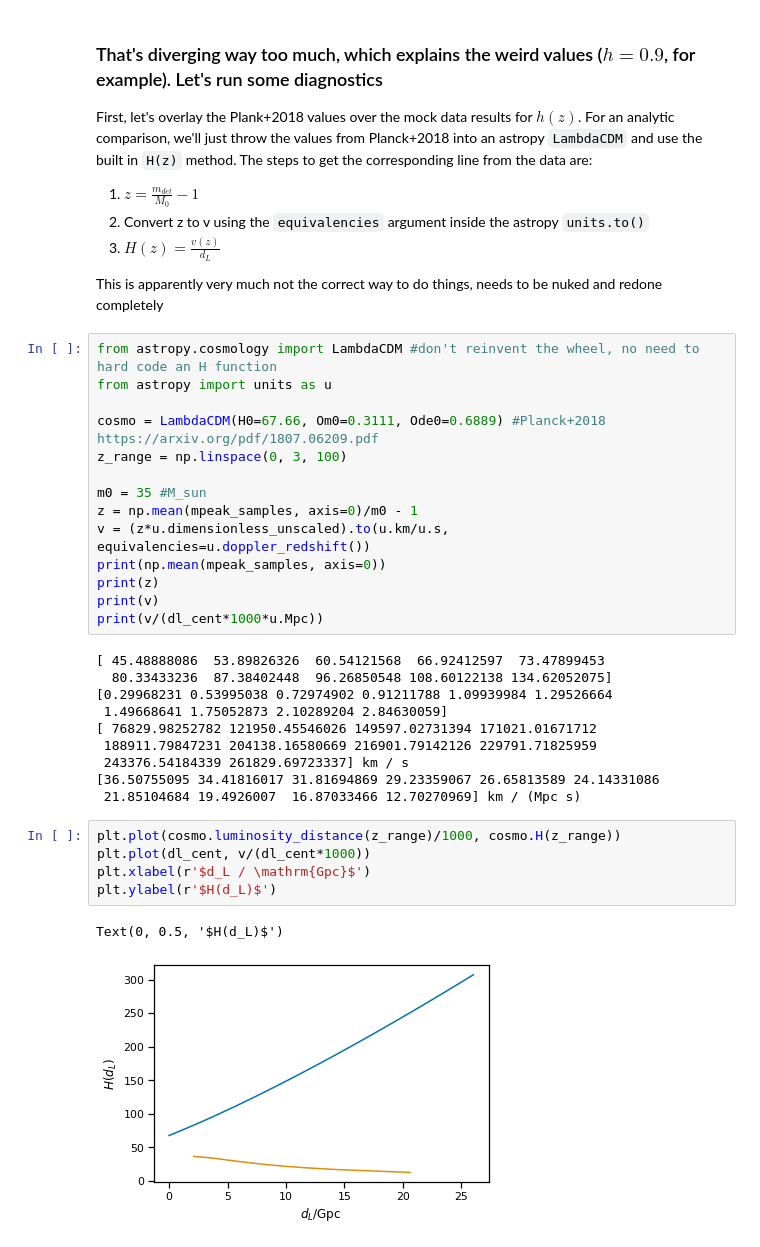
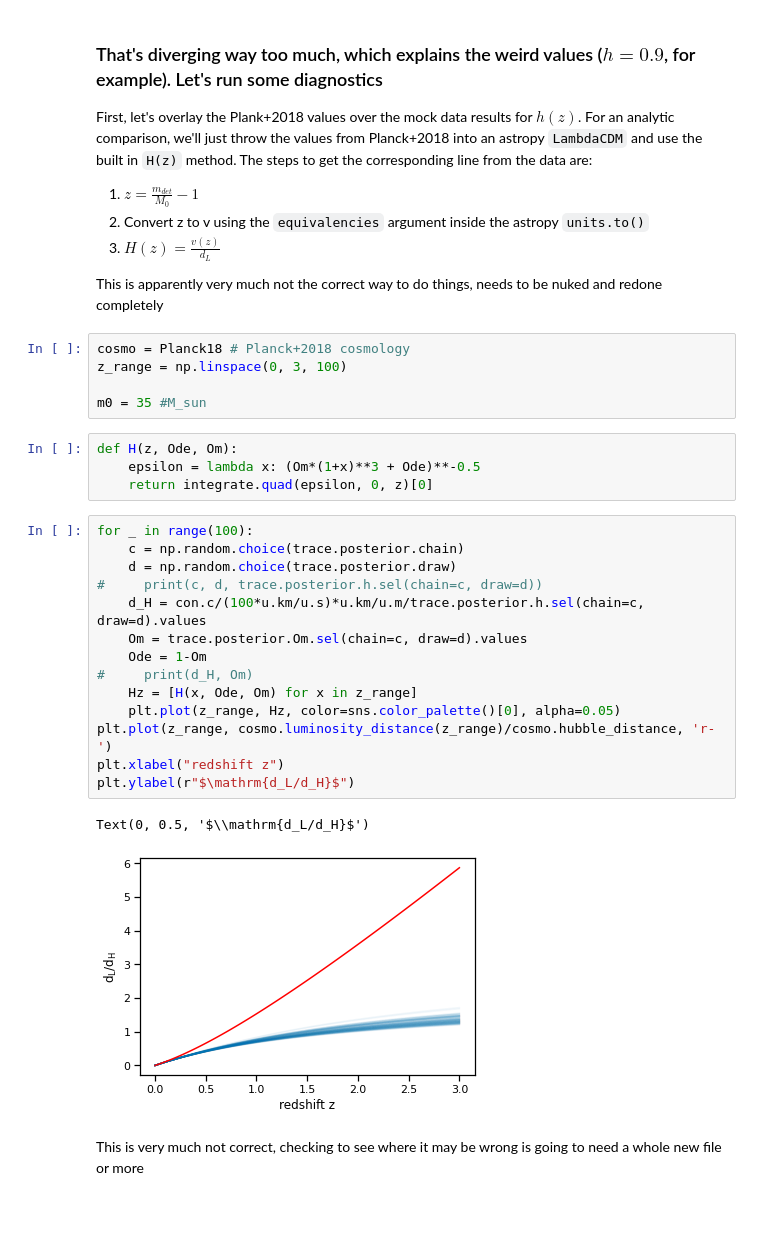
Before and after one commit to farr/FastMFCosmology, a Jupyter notebook: fit-mock-to-cosmo.ipynb, the cells around one changed output. Saved outputs shown, nothing was run; the diff lists cells and outputs as text; blank space fills up the shorter version.

```diff
--- a/fit-mock-to-cosmo.ipynb
+++ b/fit-mock-to-cosmo.ipynb
@@ -273,34 +276,30 @@ First, let's overlay the Plank+2018 values over the mock data results for $h(z)$
 
 This is apparently very much not the correct way to do things, needs to be nuked and redone completely
 # %%
-from astropy.cosmology import LambdaCDM #don't reinvent the wheel, no need to hard code an H function
-from astropy import units as u
-
-cosmo = LambdaCDM(H0=67.66, Om0=0.3111, Ode0=0.6889) #Planck+2018 https://arxiv.org/pdf/1807.06209.pdf
+cosmo = Planck18 # Planck+2018 cosmology
 z_range = np.linspace(0, 3, 100)
 
 m0 = 35 #M_sun
-z = np.mean(mpeak_samples, axis=0)/m0 - 1
-v = (z*u.dimensionless_unscaled).to(u.km/u.s, equivalencies=u.doppler_redshift())
-print(np.mean(mpeak_samples, axis=0))
-print(z)
-print(v)
-print(v/(dl_cent*1000*u.Mpc))
-# %% [output]
-[ 45.48888086  53.89826326  60.54121568  66.92412597  73.47899453
-  80.33433236  87.38402448  96.26850548 108.60122138 134.62052075]
-[0.29968231 0.53995038 0.72974902 0.91211788 1.09939984 1.29526664
- 1.49668641 1.75052873 2.10289204 2.84630059]
-[ 76829.98252782 121950.45546026 149597.02731394 171021.01671712
- 188911.79847231 204138.16580669 216901.79142126 229791.71825959
- 243376.54184339 261829.69723337] km / s
-[36.50755095 34.41816017 31.81694869 29.23359067 26.65813589 24.14331086
- 21.85104684 19.4926007  16.87033466 12.70270969] km / (Mpc s)
-# %%
-plt.plot(cosmo.luminosity_distance(z_range)/1000, cosmo.H(z_range))
-plt.plot(dl_cent, v/(dl_cent*1000))
-plt.xlabel(r'$d_L / \mathrm{Gpc}$')
-plt.ylabel(r'$H(d_L)$')
-# %% [output]
-Text(0, 0.5, '$H(d_L)$')
-[figure, removed]
+# %%
+def H(z, Ode, Om):
+    epsilon = lambda x: (Om*(1+x)**3 + Ode)**-0.5
+    return integrate.quad(epsilon, 0, z)[0]
+# %%
+for _ in range(100):
+    c = np.random.choice(trace.posterior.chain)
+    d = np.random.choice(trace.posterior.draw)
+#     print(c, d, trace.posterior.h.sel(chain=c, draw=d))
+    d_H = con.c/(100*u.km/u.s)*u.km/u.m/trace.posterior.h.sel(chain=c, draw=d).values
+    Om = trace.posterior.Om.sel(chain=c, draw=d).values
+    Ode = 1-Om
+#     print(d_H, Om)
+    Hz = [H(x, Ode, Om) for x in z_range]
+    plt.plot(z_range, Hz, color=sns.color_palette()[0], alpha=0.05)
+plt.plot(z_range, cosmo.luminosity_distance(z_range)/cosmo.hubble_distance, 'r-')
+plt.xlabel("redshift z")
+plt.ylabel(r"$\mathrm{d_L/d_H}$")
+# %% [output]
+Text(0, 0.5, '$\\mathrm{d_L/d_H}$')
+[figure, added]
+# %% [markdown]
+This is very much not correct, checking to see where it may be wrong is going to need a whole new file or more
```
Also changed, not shown: parts of 7 cells of this notebook.
